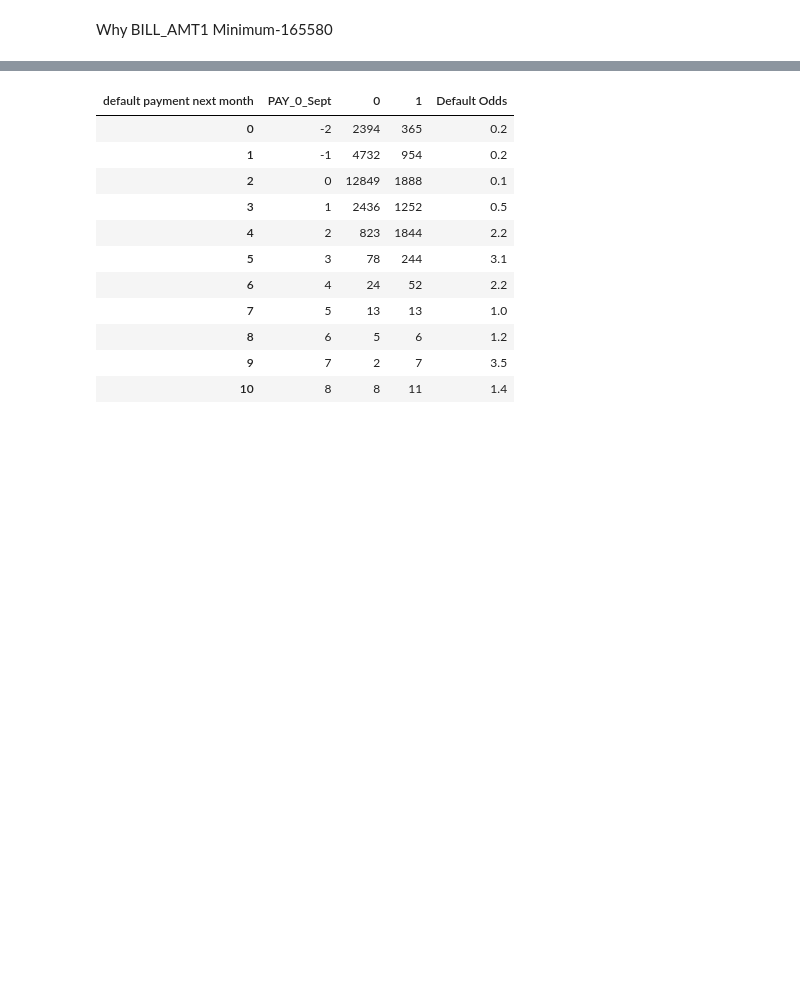
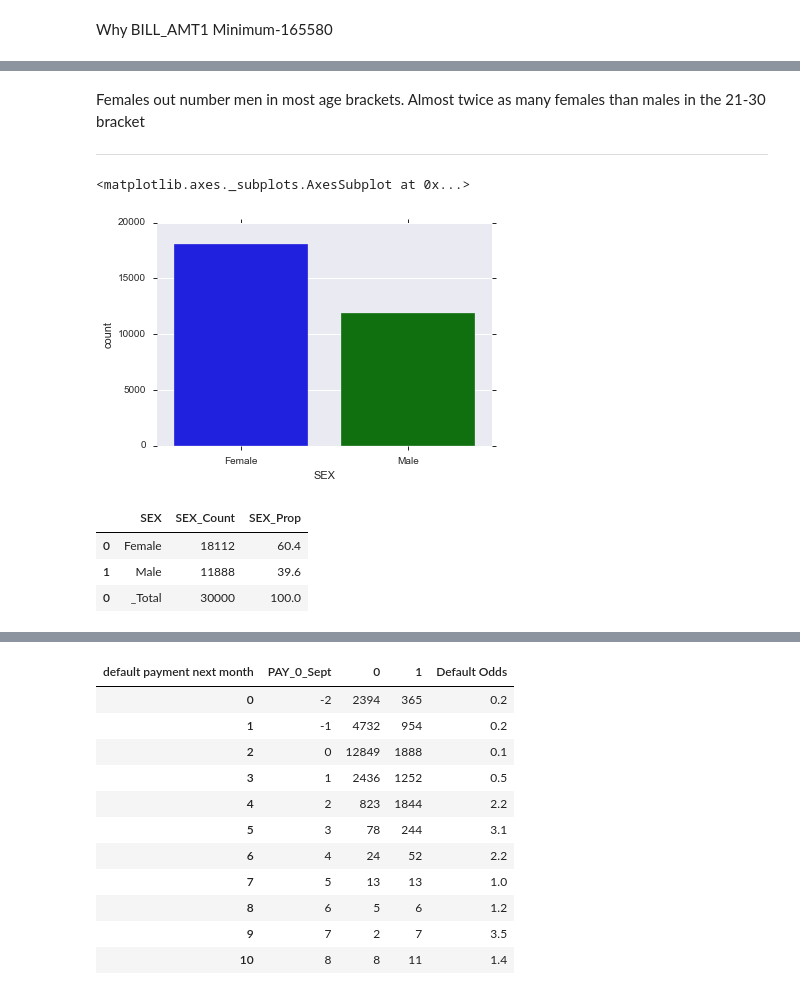
Before and after one commit to rlshuhart/MSDS7331_Project_1, a Jupyter notebook: MSDS7331_Project_1_Notebook.ipynb, the cells around one changed output, grey strips where cells are left out. Cells and saved outputs as stored; diff of their text form; code cells hidden in the pictures; blank space fills up the shorter version.

```diff
--- a/MSDS7331_Project_1_Notebook.ipynb
+++ b/MSDS7331_Project_1_Notebook.ipynb
@@ -226,0 +270,15 @@ Why BILL_AMT1 Minimum-165580<br>
+# %% [markdown]
+Females out number men in most age brackets. Almost twice as many females than males in the 21-30 bracket
+<hr>
+# %%
+sns.countplot(data=cc_data, x='SEX')
+# %% [output]
+<matplotlib.axes._subplots.AxesSubplot at 0x...>
+[figure, added]
+# %%
+category_proportion(cc_data,'SEX')
+# %% [output]
+|  | SEX | SEX_Count | SEX_Prop |
+| 0 | Female | 18112 | 60.4 |
+| 1 | Male | 11888 | 39.6 |
+| 0 | _Total | 30000 | 100.0 |
```
Also changed, not shown: parts of 20 cells of this notebook, 1 other file.
